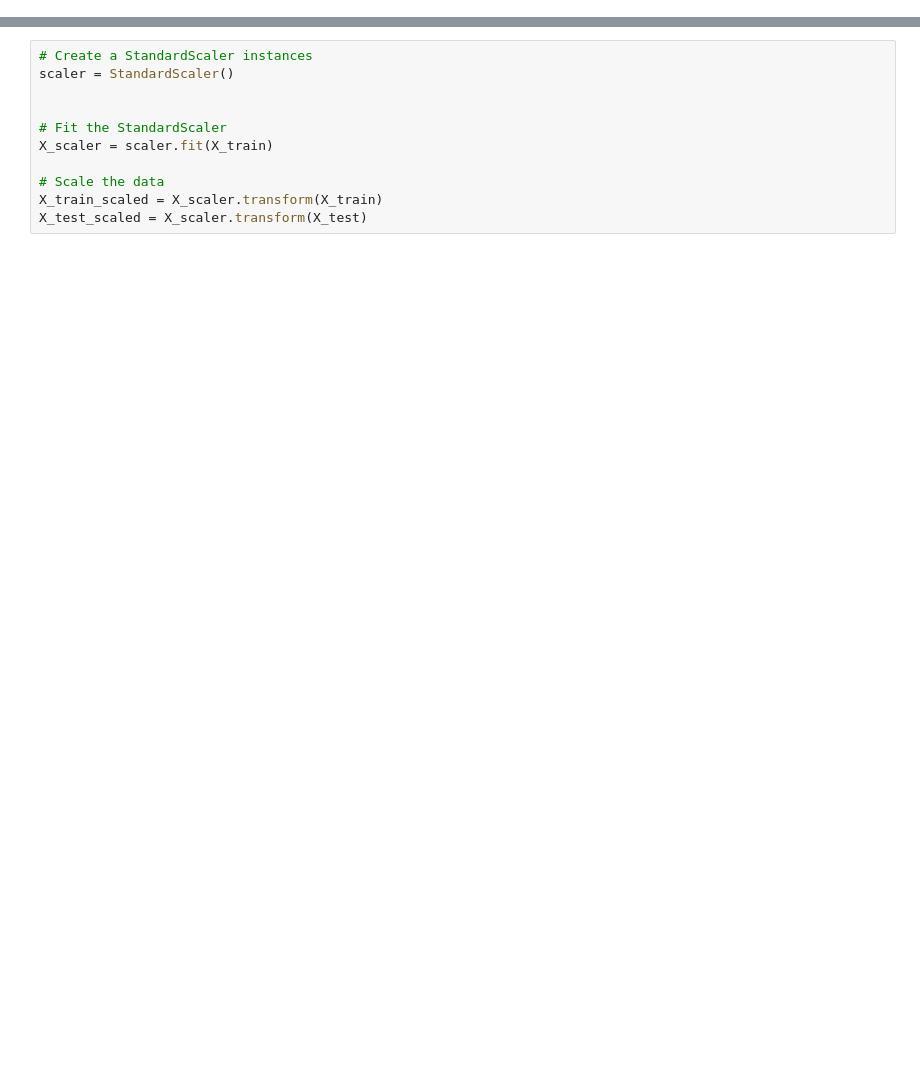
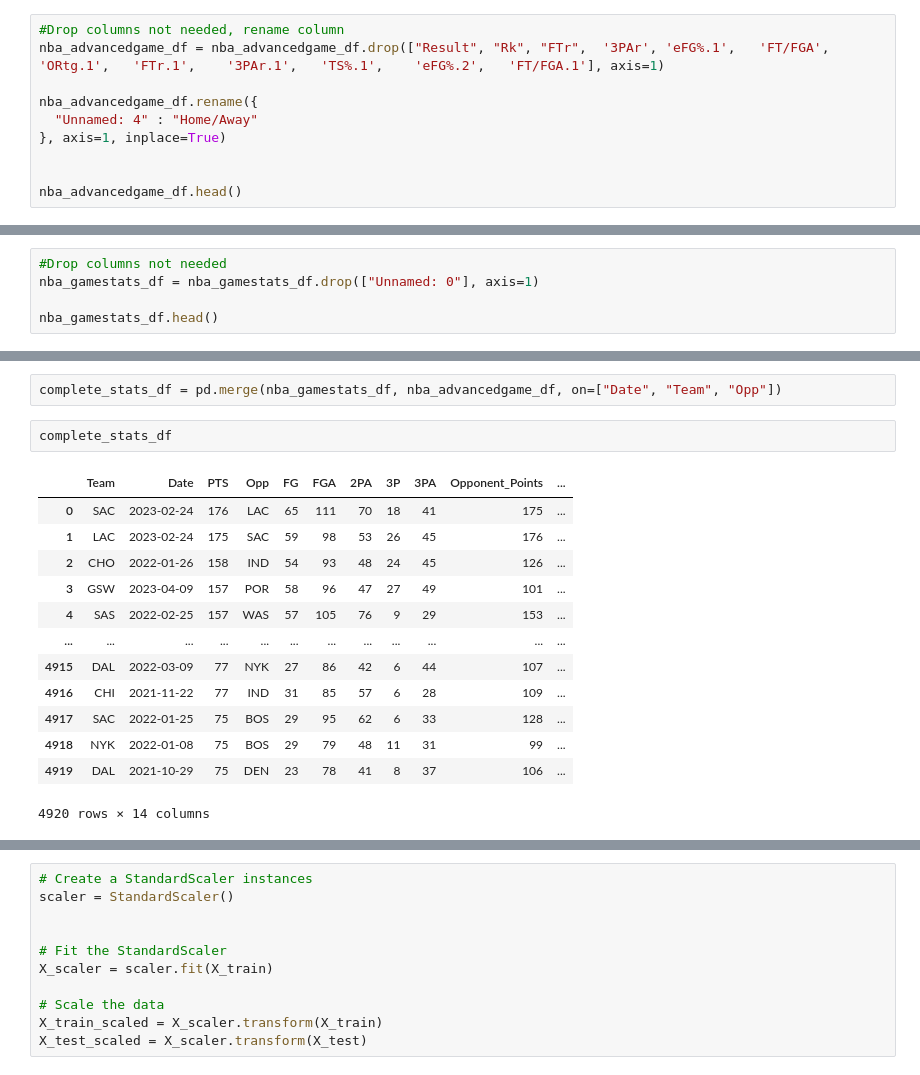
Before and after one commit to DanDreger/NBA_Winners, a Jupyter notebook: neural_network_starter.ipynb, the cells around one changed output, grey strips where cells are left out. Saved outputs shown, nothing was run; the diff lists cells and outputs as text; blank space fills up the shorter version.

Commit message:
starting point for model

```diff
--- a/neural_network_starter.ipynb
+++ b/neural_network_starter.ipynb
@@ -26,0 +90,10 @@ df_moons["Target"] = y
+# %%
+#Drop columns not needed, rename column
+nba_advancedgame_df = nba_advancedgame_df.drop(["Result", "Rk", "FTr",	'3PAr',	'eFG%.1',	'FT/FGA',	'ORtg.1',	'FTr.1',	'3PAr.1',	'TS%.1',	'eFG%.2',	'FT/FGA.1'], axis=1)
+
+nba_advancedgame_df.rename({
+  "Unnamed: 4" : "Home/Away"
+}, axis=1, inplace=True)
+
+
+nba_advancedgame_df.head()
@@ -26,0 +107,5 @@ df_moons["Target"] = y
+# %%
+#Drop columns not needed
+nba_gamestats_df = nba_gamestats_df.drop(["Unnamed: 0"], axis=1)
+
+nba_gamestats_df.head()
@@ -26,0 +119,18 @@ df_moons["Target"] = y
+# %%
+complete_stats_df = pd.merge(nba_gamestats_df, nba_advancedgame_df, on=["Date", "Team", "Opp"])
+# %%
+complete_stats_df
+# %% [output]
+|  | Team | Date | PTS | Opp | FG | FGA | 2PA | 3P | 3PA | Opponent_Points | ... |
+| 0 | SAC | 2023-02-24 | 176 | LAC | 65 | 111 | 70 | 18 | 41 | 175 | ... |
+| 1 | LAC | 2023-02-24 | 175 | SAC | 59 | 98 | 53 | 26 | 45 | 176 | ... |
+| 2 | CHO | 2022-01-26 | 158 | IND | 54 | 93 | 48 | 24 | 45 | 126 | ... |
+| 3 | GSW | 2023-04-09 | 157 | POR | 58 | 96 | 47 | 27 | 49 | 101 | ... |
+| 4 | SAS | 2022-02-25 | 157 | WAS | 57 | 105 | 76 | 9 | 29 | 153 | ... |
+| ... | ... | ... | ... | ... | ... | ... | ... | ... | ... | ... | ... |
+| 4915 | DAL | 2022-03-09 | 77 | NYK | 27 | 86 | 42 | 6 | 44 | 107 | ... |
+| 4916 | CHI | 2021-11-22 | 77 | IND | 31 | 85 | 57 | 6 | 28 | 109 | ... |
+| 4917 | SAC | 2022-01-25 | 75 | BOS | 29 | 95 | 62 | 6 | 33 | 128 | ... |
+| 4918 | NYK | 2022-01-08 | 75 | BOS | 29 | 79 | 48 | 11 | 31 | 99 | ... |
+| 4919 | DAL | 2021-10-29 | 75 | DEN | 23 | 78 | 41 | 8 | 37 | 106 | ... |
+4920 rows × 14 columns
```
Also changed, not shown: parts of 19 cells of this notebook, 2 other files.
